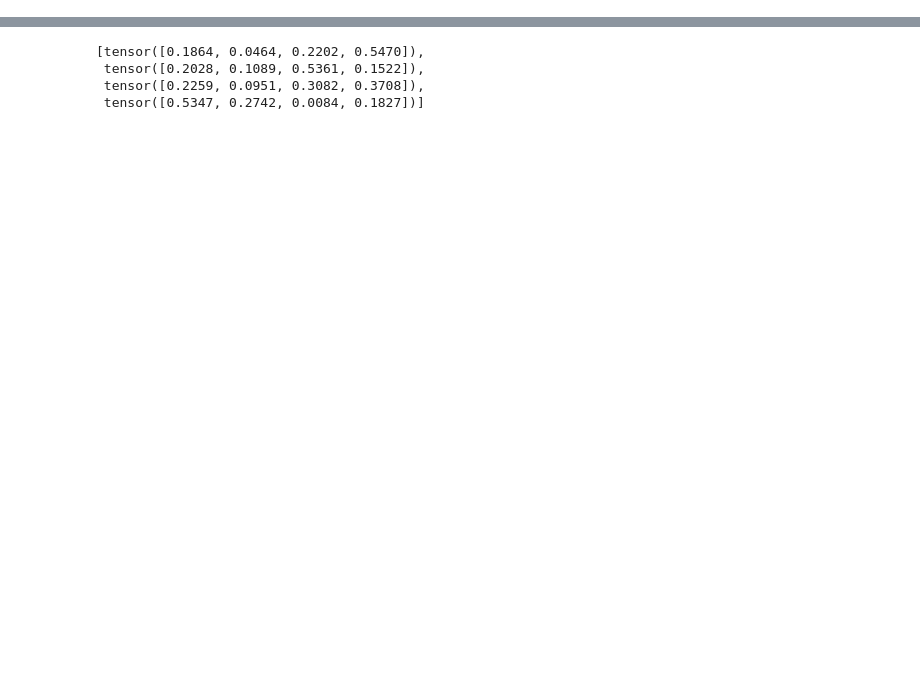
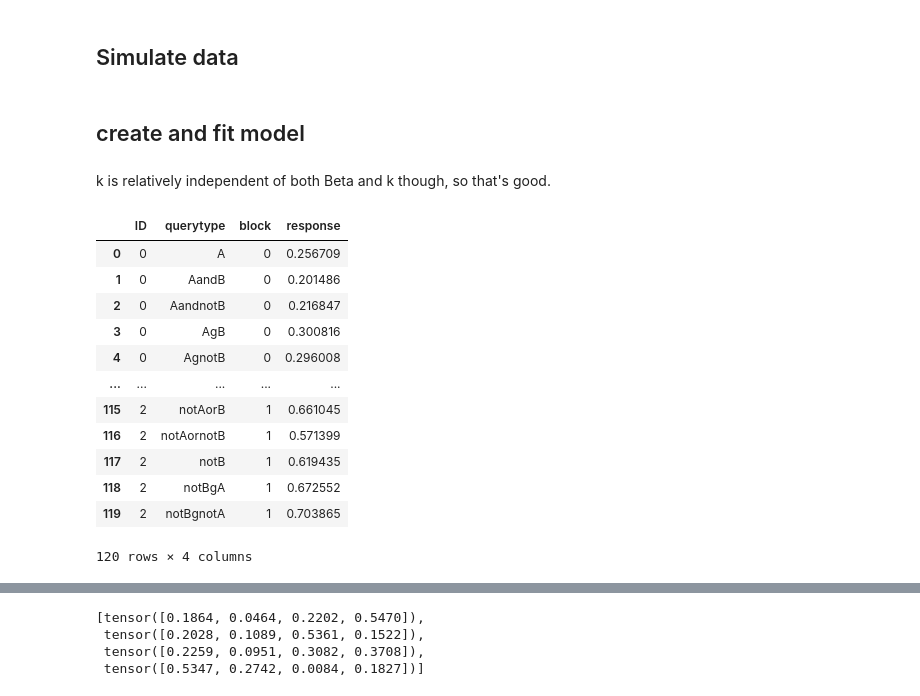
Before and after one commit to derekpowell/bayesian-sampler, a Jupyter notebook: bayes-sampler-nb.ipynb, the cells around one changed output, grey strips where cells are left out. Drawn from its saved outputs; the diff is of its cells as text; code cells hidden in the pictures; blank space fills up the shorter version.

```diff
--- a/bayes-sampler-nb.ipynb
+++ b/bayes-sampler-nb.ipynb
@@ -89,3 +85,63 @@ def dm_probs(trial_data, theta, n_obs):
         p = t.cat( (p, t.tensor([temp])), 0)
 
     return p
+# %% [markdown]
+## Simulate data
+# %% [markdown]
+## create and fit model
+# %% [markdown]
+k is relatively independent of both Beta and k though, so that's good.
+# %%
+## ------
+## simulate data into pandas DataFrame
+## -------
+n_participants = 3
+n_blocks = 2
+
+trial_types = list(df.querytype)
+
+n_trial_types = len(trial_types)
+
+trials = trial_types*n_blocks
+blocks = list(np.repeat(np.array(list(range(0, n_blocks))), n_trial_types))
+
+all_participants = list(np.repeat(np.array(list(range(0, n_participants))), n_trial_types*n_blocks))
+all_trials = trials*n_participants
+all_blocks = blocks*n_participants
+all_responses = t.ones(0)
+
+all_thetas = []
+
+for i in range(0, n_participants):
+    theta = dist.Dirichlet(t.ones(4)).sample()
+
+    probs = dm_probs(trials, theta, len(trials))
+    responses = sim_sampling(probs, beta=1, N=10, k=100)
+
+    all_thetas.append(theta)
+    all_responses = t.cat((all_responses, responses))
+
+sim_data = pd.DataFrame(
+    data = {
+        "ID": all_participants,
+        "querytype": all_trials,
+        "block": all_blocks,
+        "response": all_responses
+    }
+)
+
+sim_data
+# %% [output]
+|  | ID | querytype | block | response |
+| 0 | 0 | A | 0 | 0.256709 |
+| 1 | 0 | AandB | 0 | 0.201486 |
+| 2 | 0 | AandnotB | 0 | 0.216847 |
+| 3 | 0 | AgB | 0 | 0.300816 |
+| 4 | 0 | AgnotB | 0 | 0.296008 |
+| ... | ... | ... | ... | ... |
+| 115 | 2 | notAorB | 1 | 0.661045 |
+| 116 | 2 | notAornotB | 1 | 0.571399 |
+| 117 | 2 | notB | 1 | 0.619435 |
+| 118 | 2 | notBgA | 1 | 0.672552 |
+| 119 | 2 | notBgnotA | 1 | 0.703865 |
+120 rows × 4 columns
```
Also changed, not shown: parts of 29 cells of this notebook, 2 other files.
